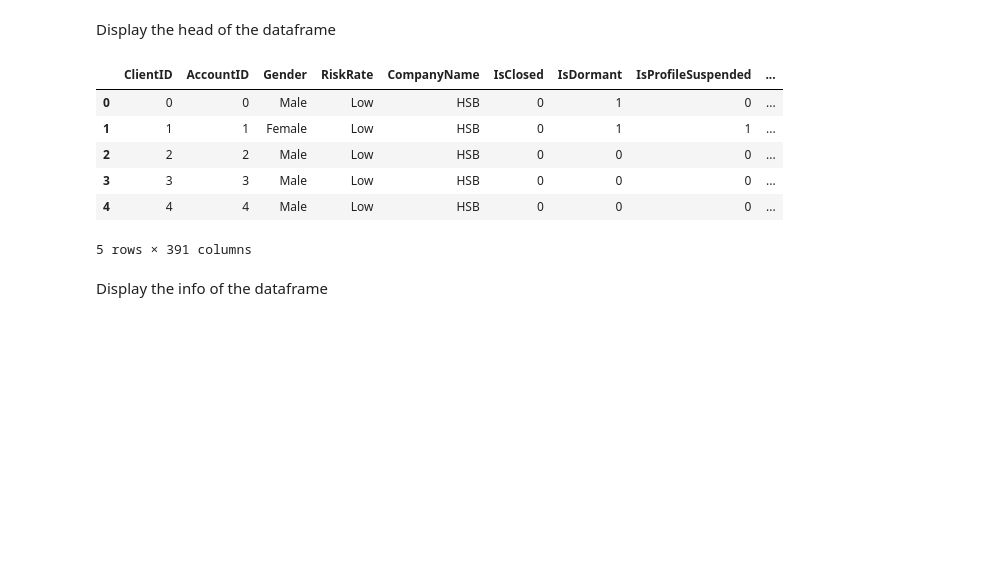
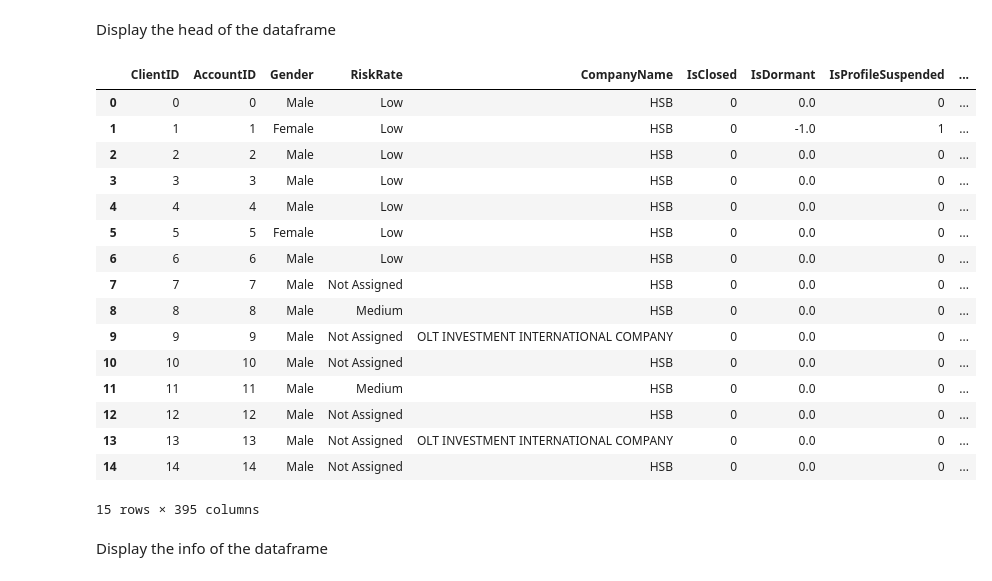
Before and after one commit to useframi1/SU-EFG, a Jupyter notebook: Scripts/data-processing-script.ipynb, the cells around one changed output. Cells and saved outputs as stored; diff of their text form; code cells hidden in the pictures; blank space fills up the shorter version.

```diff
--- a/Scripts/data-processing-script.ipynb
+++ b/Scripts/data-processing-script.ipynb
@@ -337,14 +361,62 @@ df = pd.merge(clients_df, agg_orders, on="AccountID", how="inner")
+# %%
+for i, account in df_account_level.iterrows():
+    midpointDate = account["OpenDate"] + (now - account["OpenDate"]) / 2
+    openDate = account["OpenDate"]
+
+    avg_quantity_start = orders_df[
+        (orders_df["Order Time"] >= openDate)
+        & (orders_df["Order Time"] < midpointDate)
+        & (orders_df["Account ID"] == account["AccountID"])
+    ]["Quantity"].mean()
+
+    avg_quantity_end = orders_df[
+        (orders_df["Order Time"] >= midpointDate)
+        & (orders_df["Order Time"] < now)
+        & (orders_df["Account ID"] == account["AccountID"])
+    ]["Quantity"].mean()
+
+    avg_quantity_per_order_start.append(avg_quantity_start)
+    avg_quantity_per_order_end.append(avg_quantity_end)
+# %%
+df_account_level["AvgQuantityPerOrder_Start"] = pd.Series(avg_quantity_per_order_start)
+df_account_level["AvgQuantityPerOrder_End"] = pd.Series(avg_quantity_per_order_end)
+# %%
+df_account_level["AvgQuantityPerOrder_Start"] = df_account_level[
+    "AvgQuantityPerOrder_Start"
+].fillna(0)
+df_account_level["AvgQuantityPerOrder_End"] = df_account_level[
+    "AvgQuantityPerOrder_End"
+].fillna(0)
+# %%
+df_account_level["ExecutedQuantityRatio"] = df_account_level.apply(
+    lambda row: (
+        1
+        if row["TotalQuantity"] == 0
+        else row["TotalExecutedQuantity"] / row["TotalQuantity"]
+    ),
+    axis=1,
+)
 # %% [markdown]
 Display the head of the dataframe
-# %%
-df.head()
-# %% [output]
-|  | ClientID | AccountID | Gender | RiskRate | CompanyName | IsClosed | IsDormant | IsProfileSuspended | ... |
-| 0 | 0 | 0 | Male | Low | HSB | 0 | 1 | 0 | ... |
-| 1 | 1 | 1 | Female | Low | HSB | 0 | 1 | 1 | ... |
-| 2 | 2 | 2 | Male | Low | HSB | 0 | 0 | 0 | ... |
-| 3 | 3 | 3 | Male | Low | HSB | 0 | 0 | 0 | ... |
-| 4 | 4 | 4 | Male | Low | HSB | 0 | 0 | 0 | ... |
-5 rows × 391 columns
+# %%
+df_account_level.iloc[0:15]
+# %% [output]
+|  | ClientID | AccountID | Gender | RiskRate | CompanyName | IsClosed | IsDormant | IsProfileSuspended | ... |
+| 0 | 0 | 0 | Male | Low | HSB | 0 | 0.0 | 0 | ... |
+| 1 | 1 | 1 | Female | Low | HSB | 0 | -1.0 | 1 | ... |
+| 2 | 2 | 2 | Male | Low | HSB | 0 | 0.0 | 0 | ... |
+| 3 | 3 | 3 | Male | Low | HSB | 0 | 0.0 | 0 | ... |
+| 4 | 4 | 4 | Male | Low | HSB | 0 | 0.0 | 0 | ... |
+| 5 | 5 | 5 | Female | Low | HSB | 0 | 0.0 | 0 | ... |
+| 6 | 6 | 6 | Male | Low | HSB | 0 | 0.0 | 0 | ... |
+| 7 | 7 | 7 | Male | Not Assigned | HSB | 0 | 0.0 | 0 | ... |
+| 8 | 8 | 8 | Male | Medium | HSB | 0 | 0.0 | 0 | ... |
+| 9 | 9 | 9 | Male | Not Assigned | OLT INVESTMENT INTERNATIONAL COMPANY | 0 | 0.0 | 0 | ... |
+| 10 | 10 | 10 | Male | Not Assigned | HSB | 0 | 0.0 | 0 | ... |
+| 11 | 11 | 11 | Male | Medium | HSB | 0 | 0.0 | 0 | ... |
+| 12 | 12 | 12 | Male | Not Assigned | HSB | 0 | 0.0 | 0 | ... |
+| 13 | 13 | 13 | Male | Not Assigned | OLT INVESTMENT INTERNATIONAL COMPANY | 0 | 0.0 | 0 | ... |
+| 14 | 14 | 14 | Male | Not Assigned | HSB | 0 | 0.0 | 0 | ... |
+15 rows × 395 columns
 # %% [markdown]
 Display the info of the dataframe
```
Also changed, not shown: parts of 95 cells of this notebook, 6 other files.
